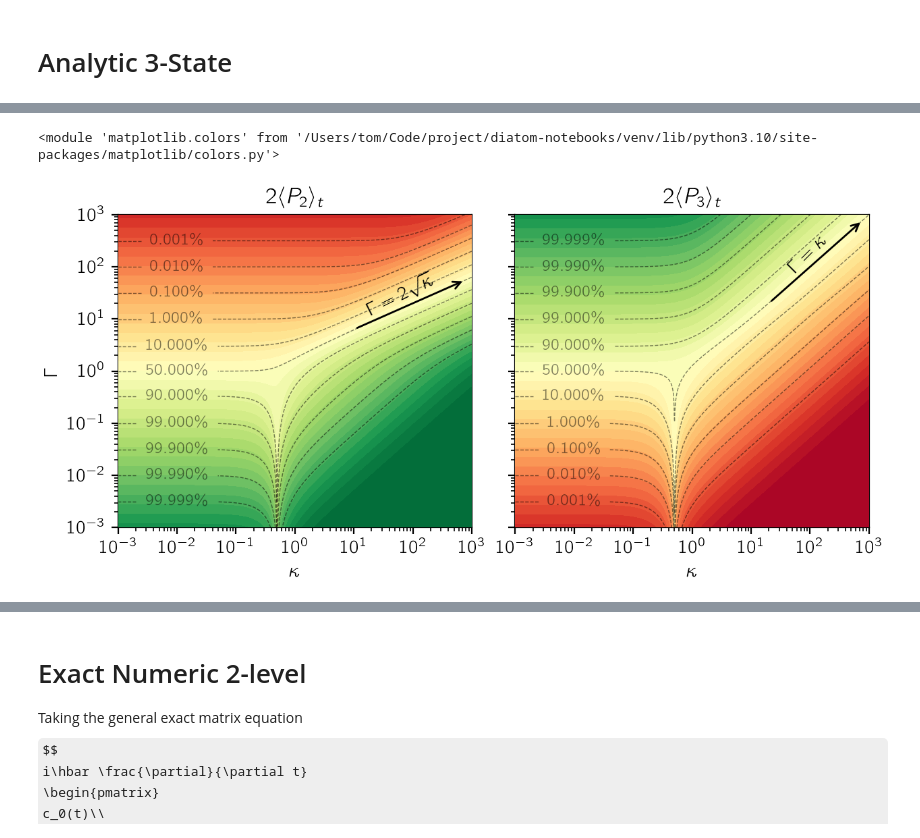
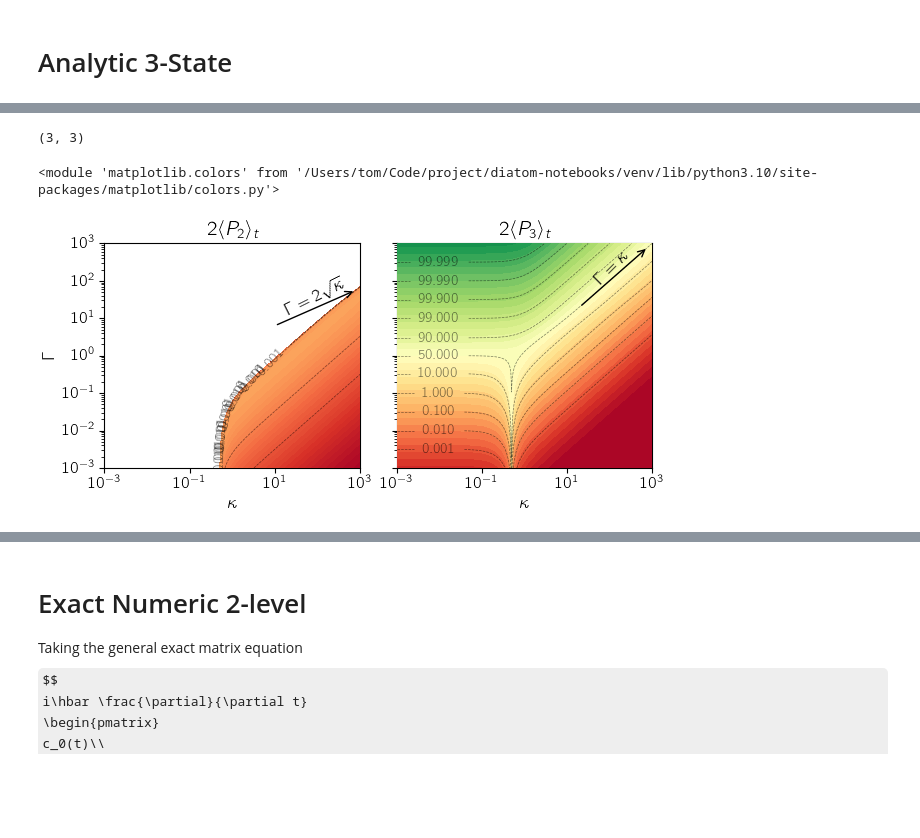
Before and after one commit to tomhepz/MolecularEnergyLevels, a Jupyter notebook: notebooks/rabi.ipynb, the cells around one changed output, grey strips where cells are left out. Cells and saved outputs as stored; diff of their text form; code cells hidden in the pictures; some formulas as TeX source; blank space fills up the shorter version.

```diff
--- a/notebooks/rabi.ipynb
+++ b/notebooks/rabi.ipynb
@@ -113,8 +113,9 @@ from matplotlib import colors
 plt.rcParams["text.usetex"] = True
 plt.rcParams["font.family"] = 'sans-serif'
 plt.rcParams["figure.autolayout"] = True
-plt.rcParams['figure.figsize'] = (4, 3.5)
-plt.rcParams['figure.dpi'] = 200
+plt.rcParams['figure.figsize'] = (6.3, 2.5)
+plt.rcParams['figure.dpi'] = 100
+plt.rcParams['font.size'] = 12
 plt.rc('text.latex', preamble=r'\usepackage[T1]{fontenc}\usepackage{cmbright}')
 
 %matplotlib widget
@@ -287,3 +484,7 @@ fig.savefig('../images/8-panel-3-state-evolution.pdf')
+# %%
+beatAmplitudes.shape
+# %% [output]
+(3, 3)
 # %%
 def twice_average_fidelity(k,g):
     return ((1 + g**2)**2 + 8*k**2*(-1 + 2*g**2) + 16*k**4)/((1 + g**2)**3 + (-8 + 20*g**2 + g**4)*k**2 + 16*k**4)
@@ -327,7 +528,7 @@ gs = np.logspace(*g_exp_range,1000)
 
 ks, gs = np.meshgrid(ks,gs)
 
-twice_average_fidelities = twice_average_fidelity(ks,gs)
+twice_average_fidelities = half_of_res(ks,gs,0.999)# twice_average_fidelity(ks,gs)
 minus_fidelities = minus_fidelity(ks,gs)
 # maximum_fidelities = maximum_fidelity(ks,gs)
 # maximum_fidelities = np.abs((1-(gs/ks)**2))
@@ -369,7 +570,7 @@ for ax, fidelities,title in [(axl,twice_average_fidelities,r"$2\langle P_{2}\ran
     CS1 = ax.contour(ks,gs,fidelities,noted_levels, colors='k',linestyles='dashed',linewidths=0.5,alpha=0.5,zorder=20)
 
     fmt = {}
-    strs = [f"{n*100:.3f}\%" for n in noted_levels]
+    strs = [f"{n*100:.3f}%" for n in noted_levels]
     for l, s in zip(CS1.levels, strs):
         fmt[l] = s
 
@@ -388,34 +589,34 @@ for ax, fidelities,title in [(axl,twice_average_fidelities,r"$2\langle P_{2}\ran
 
 astart = 10
 aend = 800
 axl.annotate(r"",
         xy=(astart, 2*(astart)**(1/2)), xycoords='data',
         xytext=(aend, 2*(aend)**(1/2)), textcoords='data',
         arrowprops=dict(arrowstyle="<-", connectionstyle="arc3"),
            zorder=300)
 
 axl.text(15, 2*(15)**(1/2)+2, r"$\Gamma=2\sqrt{\kappa}$", va='bottom', zorder=300,rotation=26.5)
 
 
 axm.annotate(r"",
         xy=(20, 20), xycoords='data',
         xytext=(800, 800), textcoords='data',
         arrowprops=dict(arrowstyle="<-", connectionstyle="arc3"),
            zorder=300)
 
 axm.text(40, 40+25, r"$\Gamma=\kappa$", va='bottom', zorder=300,rotation=45)
 
 
 #     for k,g,_ in example_points:
 #         ax.plot(k, g, 'ko',markersize=5,zorder=100,mfc='none')
 
 
 
 
 
 fig.savefig('../images/3-level-phase.pdf')
 # %% [output]
-[figure, old version]
+[figure, new version]
 # %%
 fig, ax = plt.subplots(1,1,figsize=(4,4),constrained_layout=True)
 
```
Also changed, not shown: parts of 9 cells of this notebook, 10 other files.
